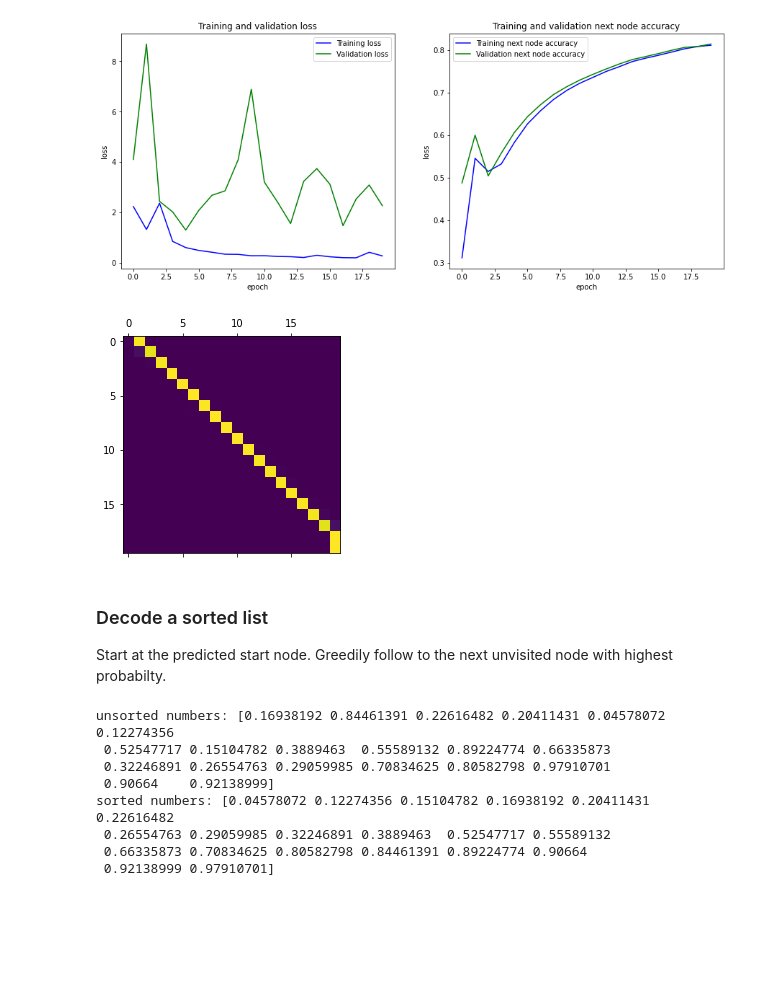
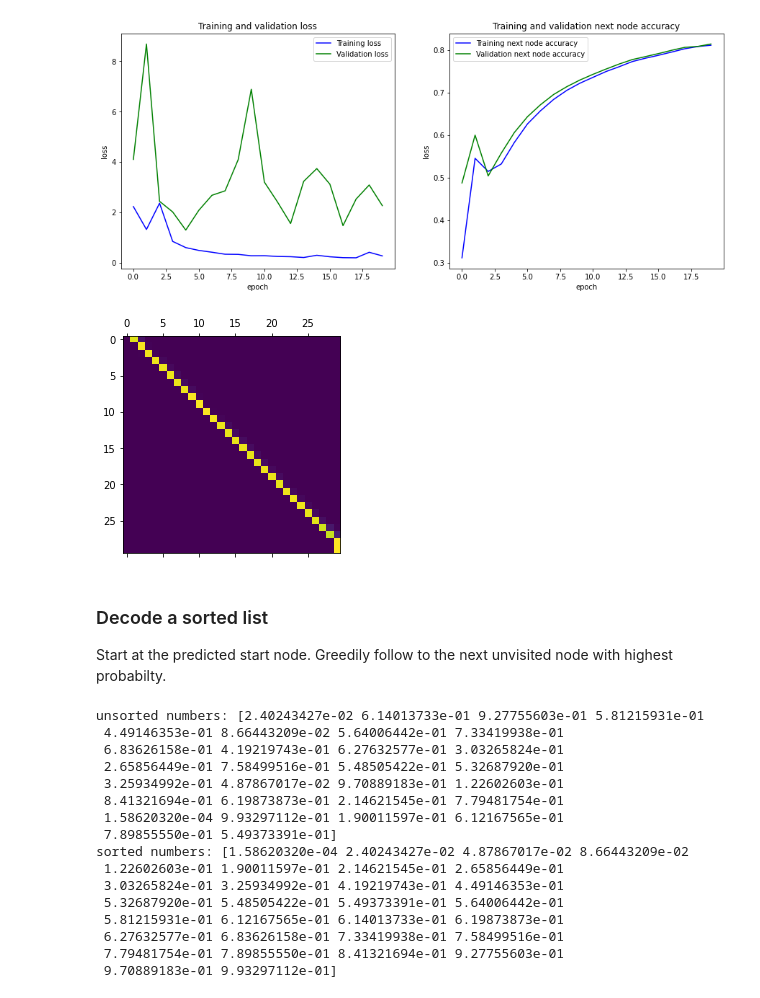
Before and after one commit to felbecker/GNN-Examples, a Jupyter notebook: Sort.ipynb, the cells around one changed output. Drawn from its saved outputs; the diff is of its cells as text; code cells hidden in the pictures; blank space fills up the shorter version.

```diff
--- a/Sort.ipynb
+++ b/Sort.ipynb
@@ -263,15 +263,15 @@ ax[1].legend();
 # %% [output]
 [figure]
 # %%
-input_graph, _, sort_indices = make_example((20,21))
+input_graph, _, sort_indices = make_example((30,31))
 fig = plt.figure(1, figsize=(4, 4))
 ax = fig.add_subplot()
 start_node, next_nodes = GNN(input_graph)
 start_node_probs = start_node[-1]
 next_node_probs = next_nodes[-1]
 plot_numbers(ax, next_node_probs.numpy(), sort_indices)
 # %% [output]
-[figure, old version]
+[figure, new version]
 # %% [markdown]
 ### Decode a sorted list
 
@@ -293,14 +293,22 @@ def decode_sorting(numbers, start_node_probs, next_node_probs):
 
 decode_sorting(input_graph["nodes"], start_node_probs, next_node_probs)
 # %% [output]
-unsorted numbers: [0.16938192 0.84461391 0.22616482 0.20411431 0.04578072 0.12274356
- 0.52547717 0.15104782 0.3889463  0.55589132 0.89224774 0.66335873
- 0.32246891 0.26554763 0.29059985 0.70834625 0.80582798 0.97910701
- 0.90664    0.92138999]
-sorted numbers: [0.04578072 0.12274356 0.15104782 0.16938192 0.20411431 0.22616482
- 0.26554763 0.29059985 0.32246891 0.3889463  0.52547717 0.55589132
- 0.66335873 0.70834625 0.80582798 0.84461391 0.89224774 0.90664
- 0.92138999 0.97910701]
+unsorted numbers: [2.40243427e-02 6.14013733e-01 9.27755603e-01 5.81215931e-01
+ 4.49146353e-01 8.66443209e-02 5.64006442e-01 7.33419938e-01
+ 6.83626158e-01 4.19219743e-01 6.27632577e-01 3.03265824e-01
+ 2.65856449e-01 7.58499516e-01 5.48505422e-01 5.32687920e-01
+ 3.25934992e-01 4.87867017e-02 9.70889183e-01 1.22602603e-01
+ 8.41321694e-01 6.19873873e-01 2.14621545e-01 7.79481754e-01
+ 1.58620320e-04 9.93297112e-01 1.90011597e-01 6.12167565e-01
+ 7.89855550e-01 5.49373391e-01]
+sorted numbers: [1.58620320e-04 2.40243427e-02 4.87867017e-02 8.66443209e-02
+ 1.22602603e-01 1.90011597e-01 2.14621545e-01 2.65856449e-01
+ 3.03265824e-01 3.25934992e-01 4.19219743e-01 4.49146353e-01
+ 5.32687920e-01 5.48505422e-01 5.49373391e-01 5.64006442e-01
+ 5.81215931e-01 6.12167565e-01 6.14013733e-01 6.19873873e-01
+ 6.27632577e-01 6.83626158e-01 7.33419938e-01 7.58499516e-01
+ 7.79481754e-01 7.89855550e-01 8.41321694e-01 9.27755603e-01
+ 9.70889183e-01 9.93297112e-01]
 # %%
 # sorting over time: A visualization of each iteration
 ncols = 5
```
Also changed, not shown: parts of 2 cells of this notebook, 1 other file.
